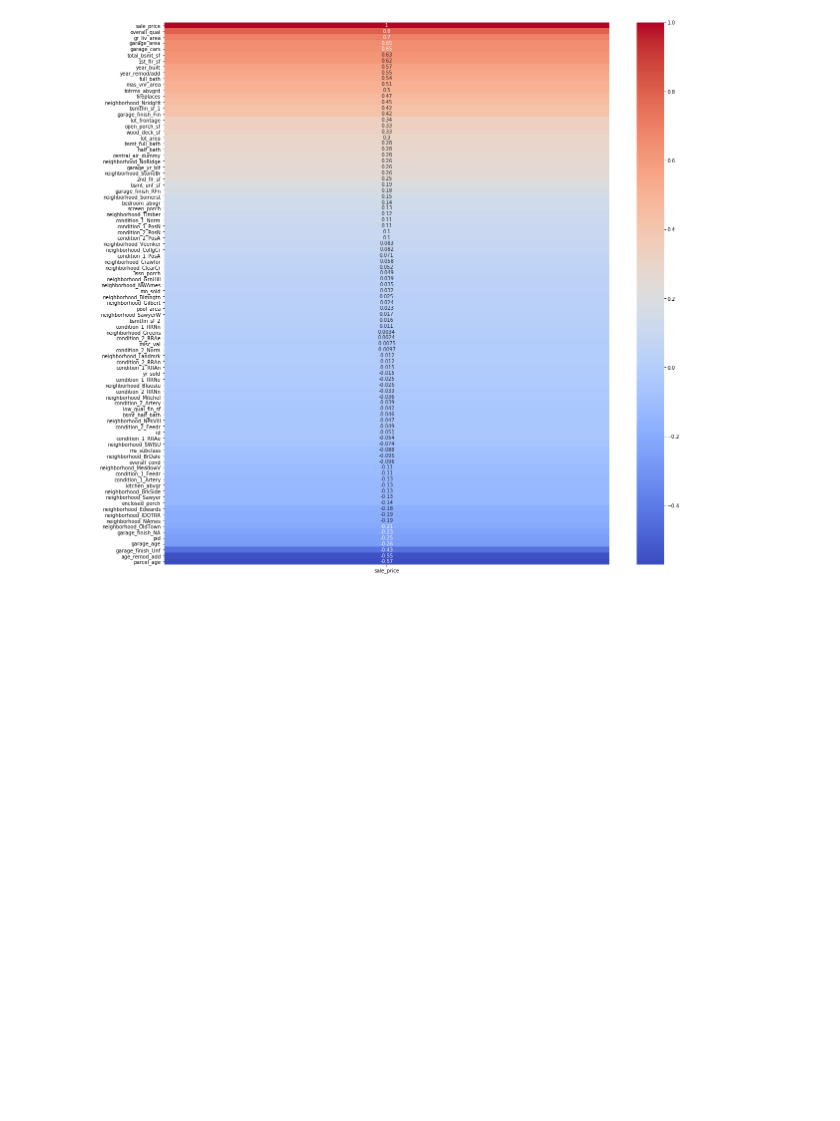
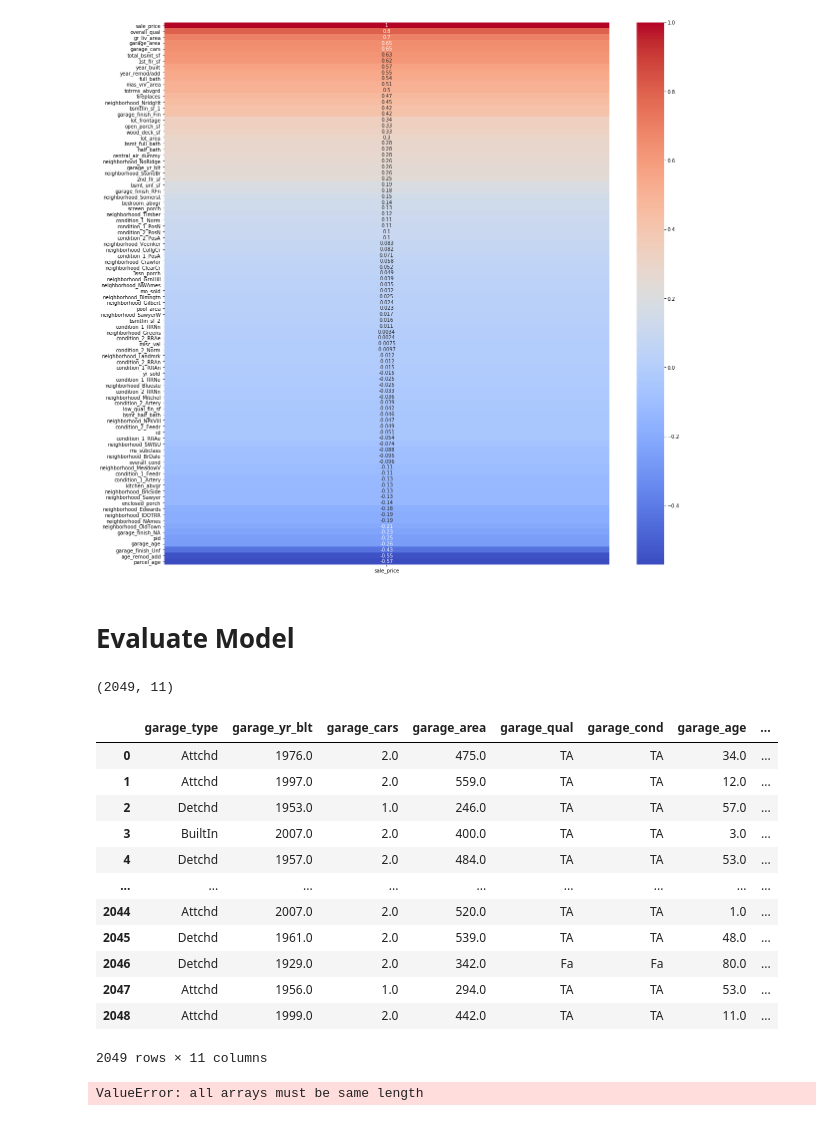
Before and after one commit to patruq/ames-housing, a Jupyter notebook: code/1.2 Model_Version_2.ipynb, the cells around one changed output. Cells and saved outputs as stored; diff of their text form; code cells hidden in the pictures; blank space fills up the shorter version.

Commit message:
fitting model

```diff
--- a/code/1.2 Model_Version_2.ipynb
+++ b/code/1.2 Model_Version_2.ipynb
@@ -168,3 +210,5 @@ sns.heatmap(train_df.corr()[
            annot=True);
 # %% [output]
 [figure]
+# %% [markdown]
+# Evaluate Model
@@ -170,0 +223,26 @@ sns.heatmap(train_df.corr()[
+# %%
+garage_features.shape
+# %% [output]
+(2049, 11)
+# %%
+X
+# %% [output]
+|  | garage_type | garage_yr_blt | garage_cars | garage_area | garage_qual | garage_cond | garage_age | ... |
+| 0 | Attchd | 1976.0 | 2.0 | 475.0 | TA | TA | 34.0 | ... |
+| 1 | Attchd | 1997.0 | 2.0 | 559.0 | TA | TA | 12.0 | ... |
+| 2 | Detchd | 1953.0 | 1.0 | 246.0 | TA | TA | 57.0 | ... |
+| 3 | BuiltIn | 2007.0 | 2.0 | 400.0 | TA | TA | 3.0 | ... |
+| 4 | Detchd | 1957.0 | 2.0 | 484.0 | TA | TA | 53.0 | ... |
+| ... | ... | ... | ... | ... | ... | ... | ... | ... |
+| 2044 | Attchd | 2007.0 | 2.0 | 520.0 | TA | TA | 1.0 | ... |
+| 2045 | Detchd | 1961.0 | 2.0 | 539.0 | TA | TA | 48.0 | ... |
+| 2046 | Detchd | 1929.0 | 2.0 | 342.0 | Fa | Fa | 80.0 | ... |
+| 2047 | Attchd | 1956.0 | 1.0 | 294.0 | TA | TA | 53.0 | ... |
+| 2048 | Attchd | 1999.0 | 2.0 | 442.0 | TA | TA | 11.0 | ... |
+2049 rows × 11 columns
+# %%
+X = train_df[[garage_features, neighborhood_features]]
+# features = list(X.columns)
+# y = train_df["sale_price"]
+# %% [output]
+ValueError: all arrays must be same length
```
Also changed, not shown: parts of 11 cells of this notebook, 3 other files.
